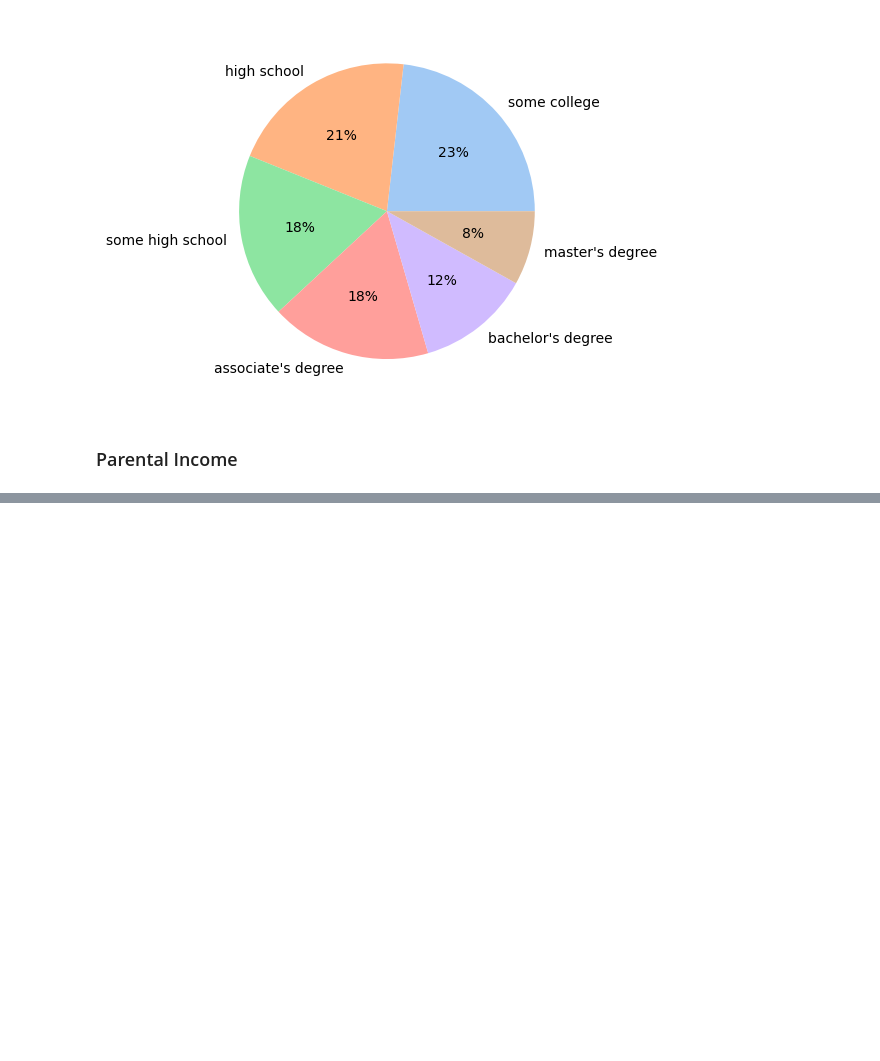
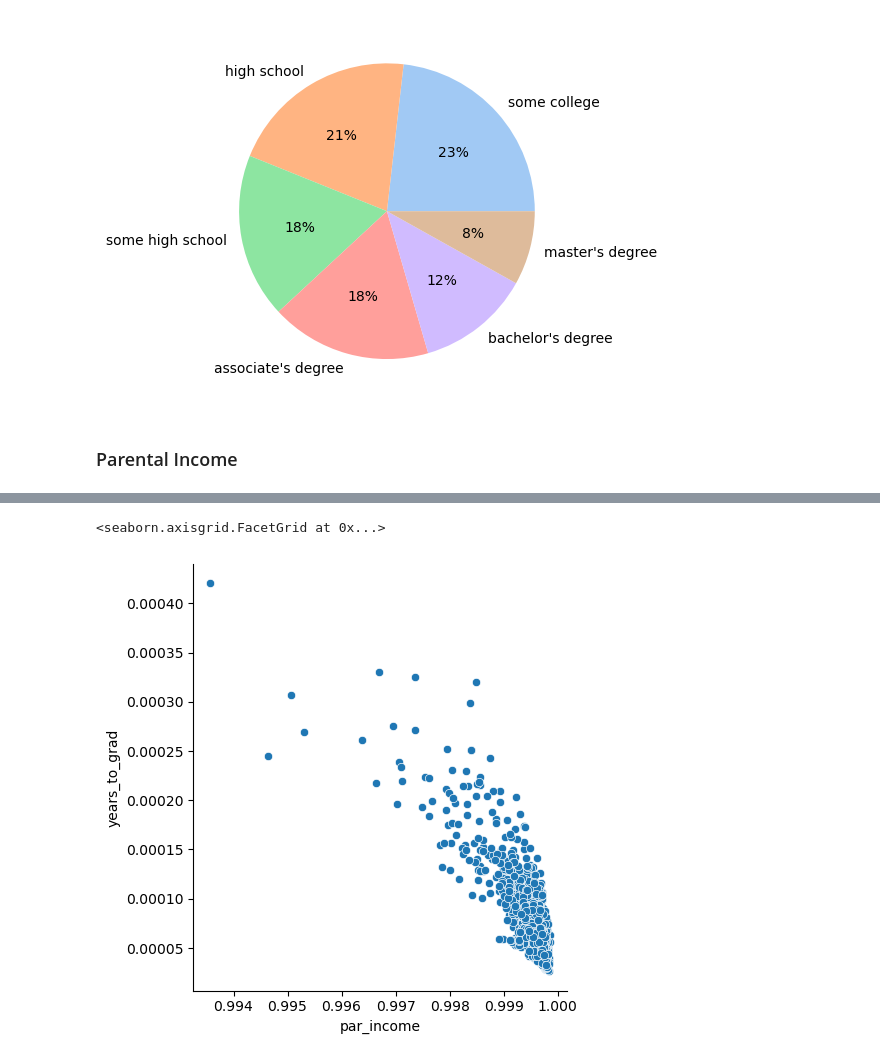
Before and after one commit to adam-peters/SummerResearch, a Jupyter notebook: graduation_rate_analysis.ipynb, the cells around one changed output, grey strips where cells are left out. Cells and saved outputs as stored; diff of their text form; code cells hidden in the pictures; blank space fills up the shorter version.

```diff
--- a/graduation_rate_analysis.ipynb
+++ b/graduation_rate_analysis.ipynb
@@ -154,0 +255,5 @@ sns.boxplot(data=grad_data)
+# %%
+sns.relplot(x='par_income', y='years_to_grad', data=scaled_grad_data)
+# %% [output]
+<seaborn.axisgrid.FacetGrid at 0x...>
+[figure, added]
```
Also changed, not shown: parts of 23 cells of this notebook.
